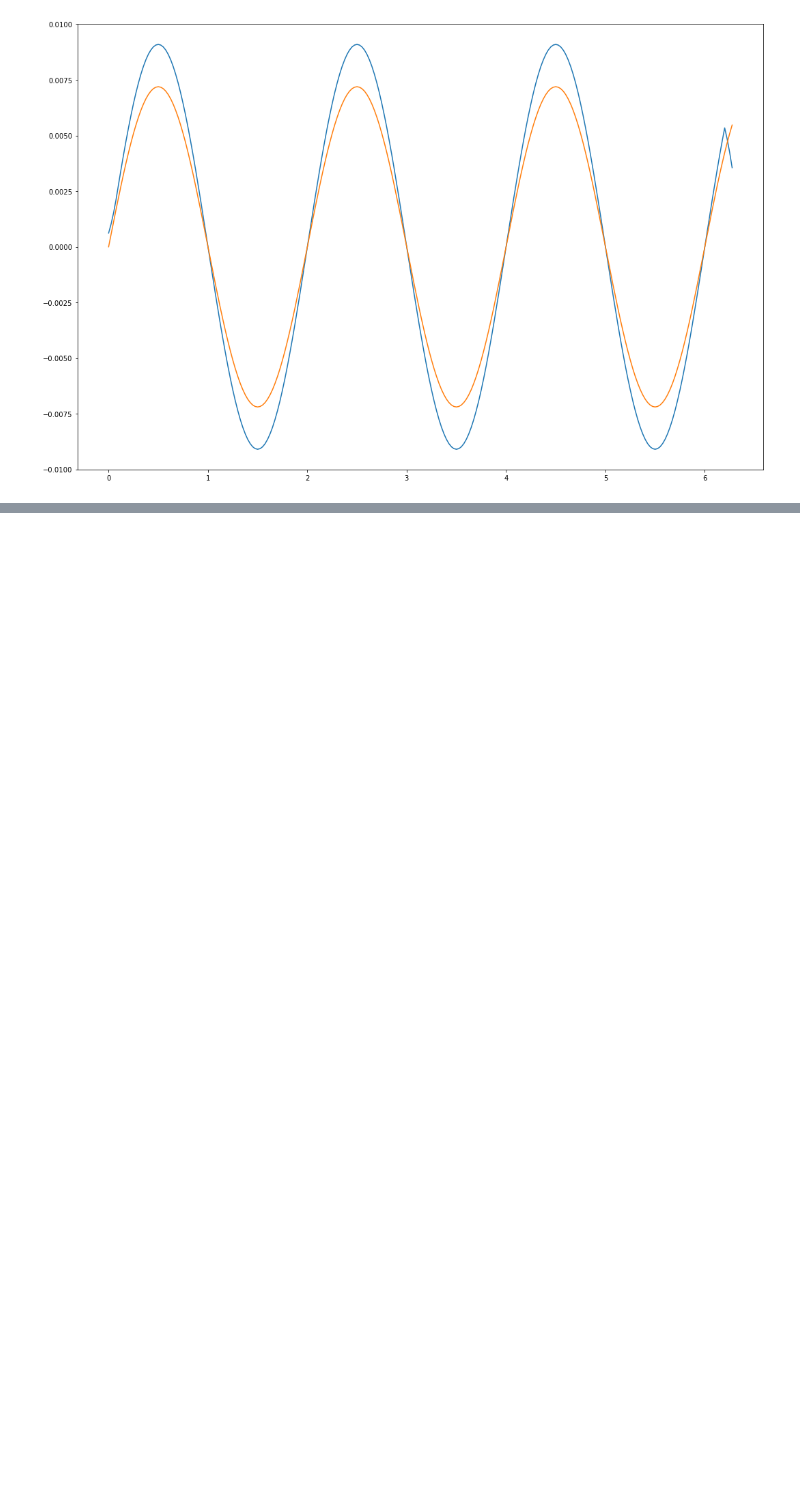
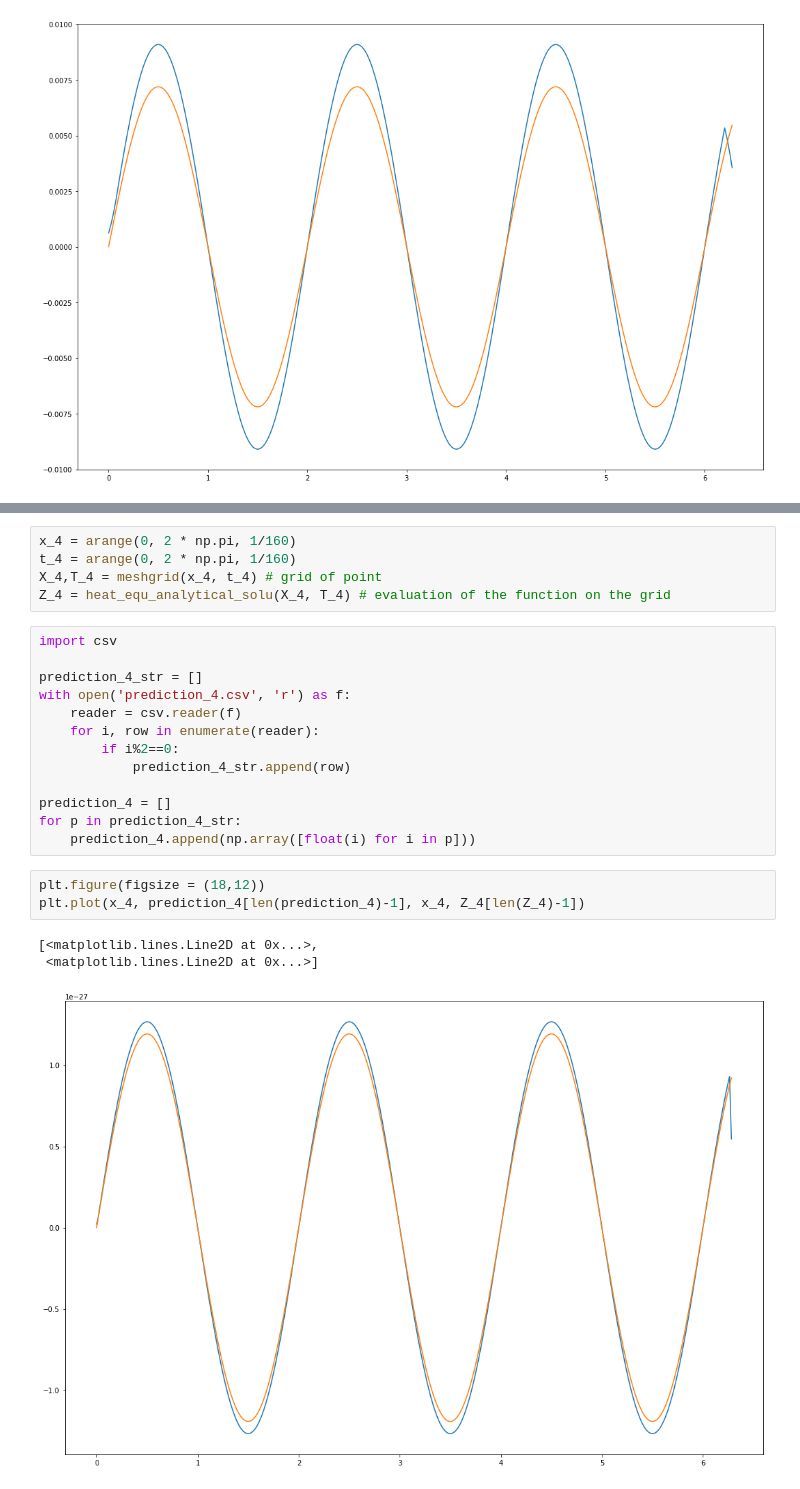
Before and after one commit to ZizhengYang/Summer-ResNet-solve-PDE-research-code, a Jupyter notebook: ResNet + PDE --- part 3 (1).ipynb, the cells around one changed output, grey strips where cells are left out. Saved outputs shown, nothing was run; the diff lists cells and outputs as text; blank space fills up the shorter version.

```diff
--- a/ResNet + PDE --- part 3 (1).ipynb
+++ b/ResNet + PDE --- part 3 (1).ipynb
@@ -142,0 +193,25 @@ plt.plot(x_2, prediction_2[20], x_2, Z_2[20])
+# %%
+x_4 = arange(0, 2 * np.pi, 1/160)
+t_4 = arange(0, 2 * np.pi, 1/160)
+X_4,T_4 = meshgrid(x_4, t_4) # grid of point
+Z_4 = heat_equ_analytical_solu(X_4, T_4) # evaluation of the function on the grid
+# %%
+import csv
+
+prediction_4_str = []
+with open('prediction_4.csv', 'r') as f:
+    reader = csv.reader(f)
+    for i, row in enumerate(reader):
+        if i%2==0:
+            prediction_4_str.append(row)
+
+prediction_4 = []
+for p in prediction_4_str:
+    prediction_4.append(np.array([float(i) for i in p]))
+# %%
+plt.figure(figsize = (18,12))
+plt.plot(x_4, prediction_4[len(prediction_4)-1], x_4, Z_4[len(Z_4)-1])
+# %% [output]
+[<matplotlib.lines.Line2D at 0x...>,
+ <matplotlib.lines.Line2D at 0x...>]
+[figure, added]
```
Also changed, not shown: parts of 13 cells of this notebook, 2 other files.
